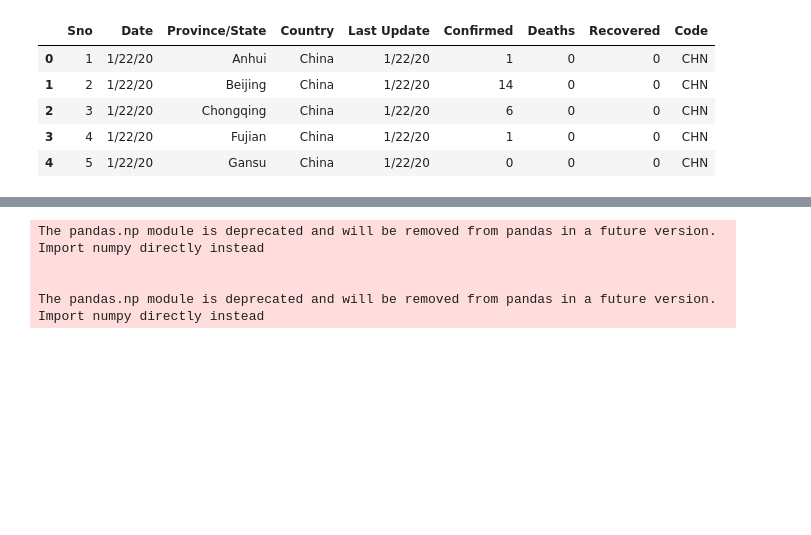
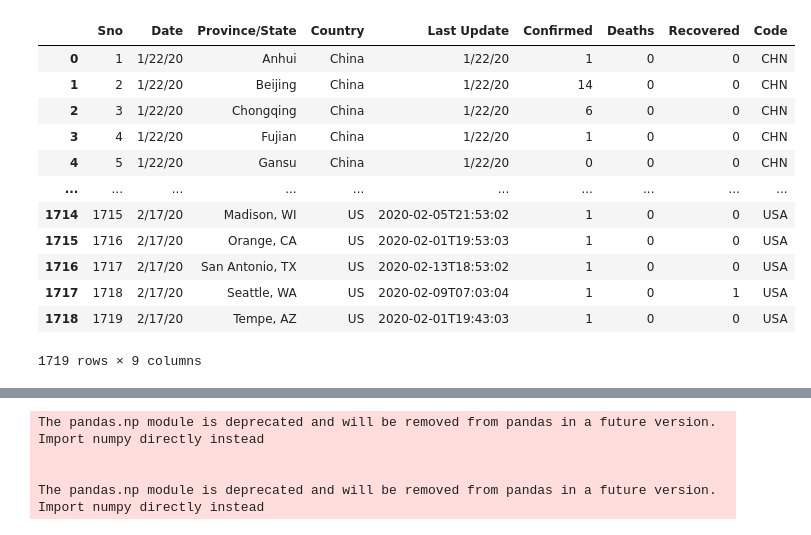
Before and after one commit to MeMihir/nCoViD-Viz, a Jupyter notebook: nCoViD-Viz.ipynb, the cells around one changed output, grey strips where cells are left out. Saved outputs shown, nothing was run; the diff lists cells and outputs as text; code cells hidden in the pictures; blank space fills up the shorter version.

```diff
--- a/nCoViD-Viz.ipynb
+++ b/nCoViD-Viz.ipynb
@@ -9,14 +9,21 @@ init_notebook_mode(connected=True)
 cf.go_offline()
 # %%
 df = pd.read_csv('./nCoViD-dataset/2019_nCoV_data.csv')
-df.head()
+df
 # %% [output]
 |  | Sno | Date | Province/State | Country | Last Update | Confirmed | Deaths | Recovered | Code |
 | 0 | 1 | 1/22/20 | Anhui | China | 1/22/20 | 1 | 0 | 0 | CHN |
 | 1 | 2 | 1/22/20 | Beijing | China | 1/22/20 | 14 | 0 | 0 | CHN |
 | 2 | 3 | 1/22/20 | Chongqing | China | 1/22/20 | 6 | 0 | 0 | CHN |
 | 3 | 4 | 1/22/20 | Fujian | China | 1/22/20 | 1 | 0 | 0 | CHN |
 | 4 | 5 | 1/22/20 | Gansu | China | 1/22/20 | 0 | 0 | 0 | CHN |
+| ... | ... | ... | ... | ... | ... | ... | ... | ... | ... |
+| 1714 | 1715 | 2/17/20 | Madison, WI | US | 2020-02-05T21:53:02 | 1 | 0 | 0 | USA |
+| 1715 | 1716 | 2/17/20 | Orange, CA | US | 2020-02-01T19:53:03 | 1 | 0 | 0 | USA |
+| 1716 | 1717 | 2/17/20 | San Antonio, TX | US | 2020-02-13T18:53:02 | 1 | 0 | 0 | USA |
+| 1717 | 1718 | 2/17/20 | Seattle, WA | US | 2020-02-09T07:03:04 | 1 | 0 | 1 | USA |
+| 1718 | 1719 | 2/17/20 | Tempe, AZ | US | 2020-02-01T19:43:03 | 1 | 0 | 0 | USA |
+1719 rows × 9 columns
 # %%
 map_df = df[['Country', 'Code', 'Confirmed', 'Deaths', 'Recovered']]
 aggr = {'Confirmed': 'sum', 'Recovered': 'sum', 'Deaths': 'sum', 'Country': 'first'}
```
Also changed, not shown: parts of 15 cells of this notebook, 2 other files.
